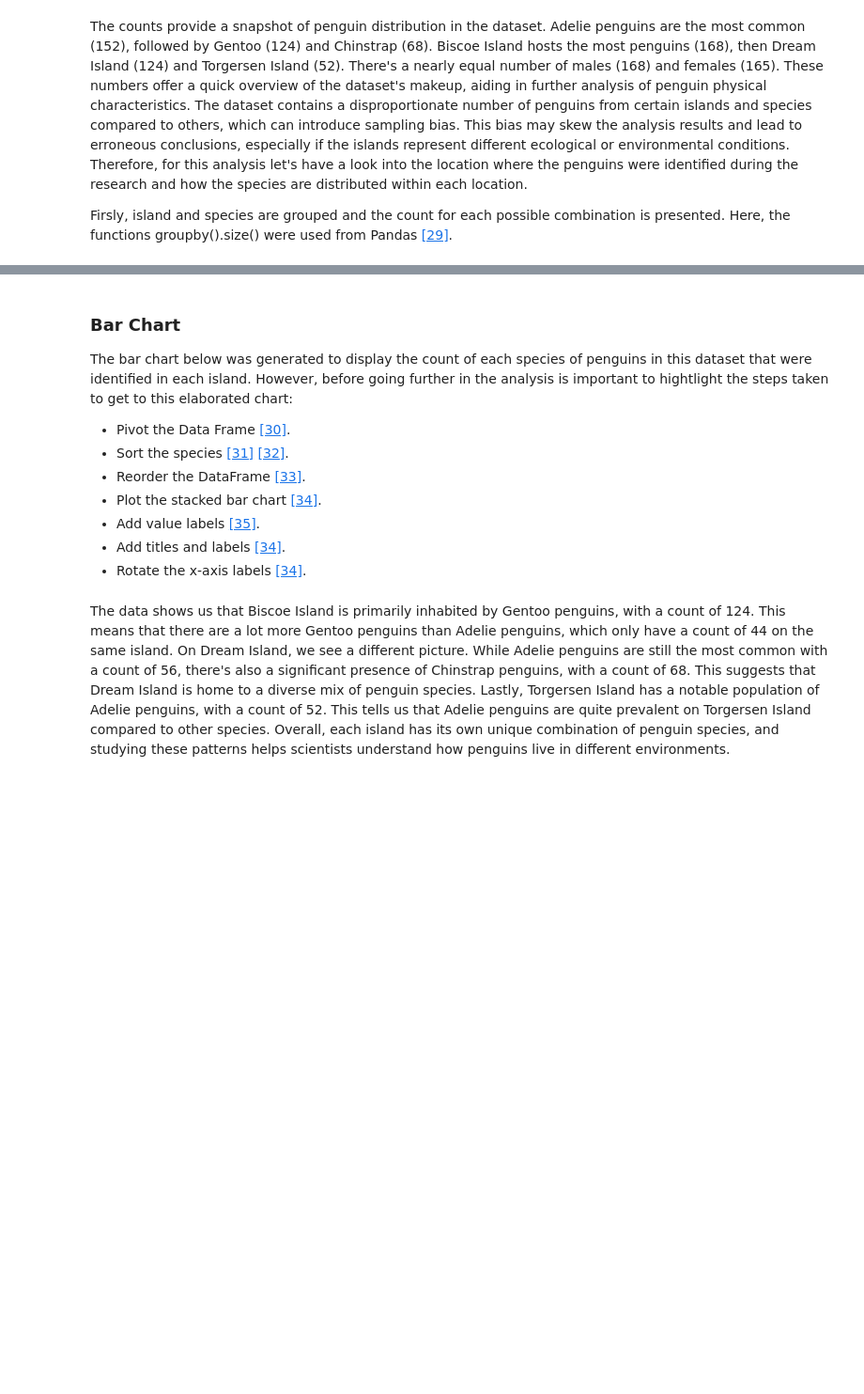
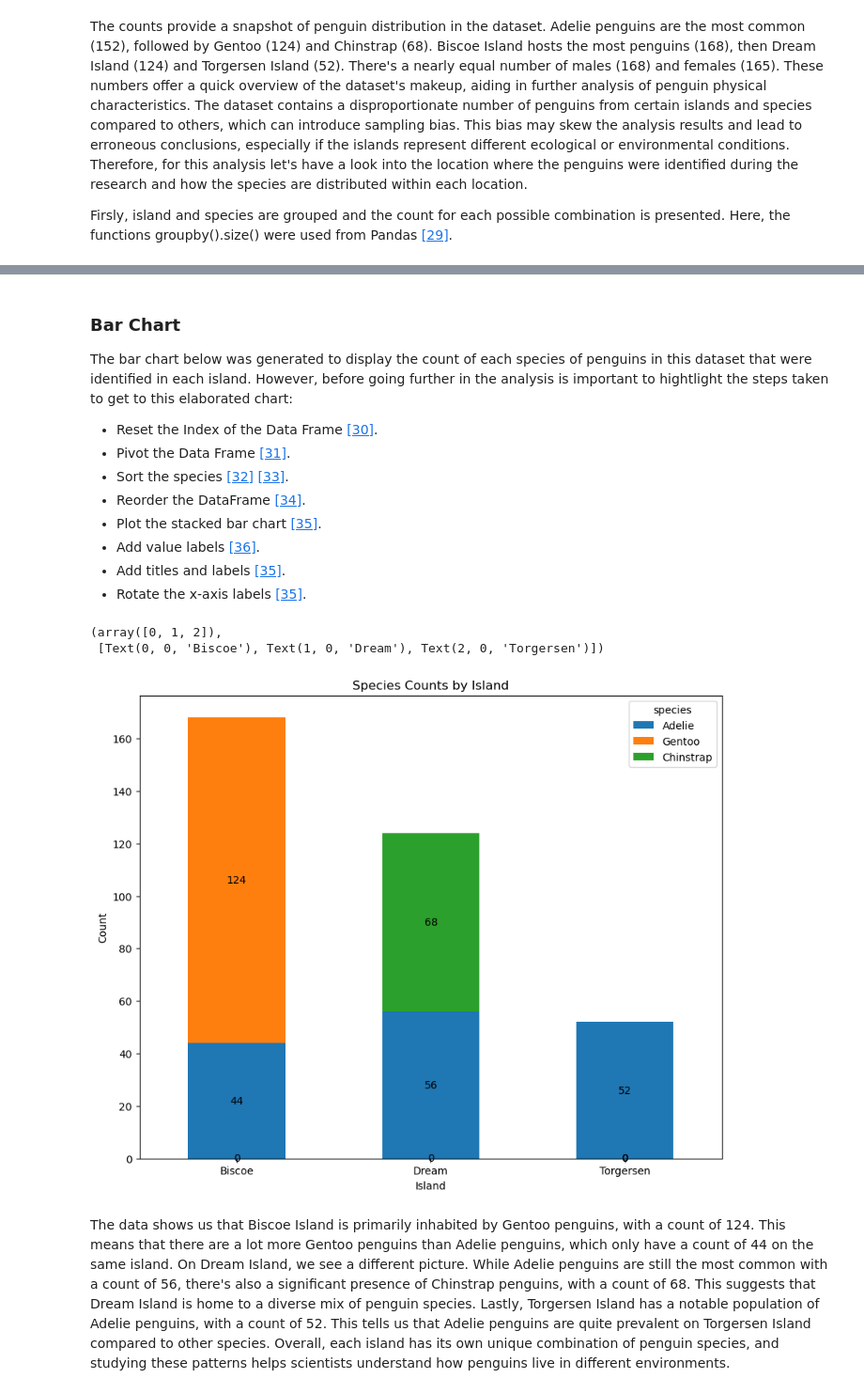
Before and after one commit to filipekojak88/myprojectPDA, a Jupyter notebook: penguins.ipynb, the cells around one changed output, grey strips where cells are left out. Shown at 94% size. Saved outputs shown, nothing was run; the diff lists cells and outputs as text; code cells hidden in the pictures; blank space fills up the shorter version.

```diff
--- a/penguins.ipynb
+++ b/penguins.ipynb
@@ -109,38 +191,45 @@ print(species_counts)
 ### Bar Chart
 
 The bar chart below was generated to display the count of each species of penguins in this dataset that were identified in each island. However, before going further in the analysis is important to hightlight the steps taken to get to this elaborated chart:
-- Pivot the Data Frame [[30]](#30).
-- Sort the species [[31]](#31) [[32]](#32).
-- Reorder the DataFrame [[33]](#33).
-- Plot the stacked bar chart [[34]](#34).
-- Add value labels [[35]](#35).
-- Add titles and labels [[34]](#34).
-- Rotate the x-axis labels [[34]](#34).
+- Reset the Index of the Data Frame [[30]](#30).
+- Pivot the Data Frame [[31]](#31).
+- Sort the species [[32]](#32) [[33]](#33).
+- Reorder the DataFrame [[34]](#34).
+- Plot the stacked bar chart [[35]](#35).
+- Add value labels [[36]](#36).
+- Add titles and labels [[35]](#35).
+- Rotate the x-axis labels [[35]](#35).
 # %%
+# Assuming species_counts is a Series, convert it to a DataFrame
+species_counts_df = species_counts.reset_index()
+
 # Pivot the DataFrame to have islands as columns and species as rows
-pivot_species_counts = species_counts.pivot(index='island', columns='species', values=0)
+pivot_species_counts = species_counts_df.pivot(index='island', columns='species', values=0)
 
 # Sort the species by count in descending order
 sorted_species = pivot_species_counts.sum(axis=0).sort_values(ascending=False).index
 
 # Reorder the DataFrame based on sorted species
 pivot_species_counts = pivot_species_counts[sorted_species]
 
 # Plot the stacked bar chart
 ax = pivot_species_counts.plot(kind='bar', stacked=True, figsize=(10, 8))
 
 # Add value labels within each bar
 for container in ax.containers:
     ax.bar_label(container, label_type='center')
 
 # Add titles and labels
 plt.title('Species Counts by Island')
 plt.xlabel('Island')
 plt.ylabel('Count')
 
-
 # Rotate the x-axis labels
 plt.xticks(rotation=0)
+# %% [output]
+(array([0, 1, 2]),
+ [Text(0, 0, 'Biscoe'), Text(1, 0, 'Dream'), Text(2, 0, 'Torgersen')])
+[figure, added]
 # %% [markdown]
 The data shows us that Biscoe Island is primarily inhabited by Gentoo penguins, with a count of 124. This means that there are a lot more Gentoo penguins than Adelie penguins, which only have a count of 44 on the same island. On Dream Island, we see a different picture. While Adelie penguins are still the most common with a count of 56, there's also a significant presence of Chinstrap penguins, with a count of 68. This suggests that Dream Island is home to a diverse mix of penguin species. Lastly, Torgersen Island has a notable population of Adelie penguins, with a count of 52. This tells us that Adelie penguins are quite prevalent on Torgersen Island compared to other species. Overall, each island has its own unique combination of penguin species, and studying these patterns helps scientists understand how penguins live in different environments.
 # %% [markdown]
```
Also changed, not shown: parts of 20 cells of this notebook, 1 other file.
